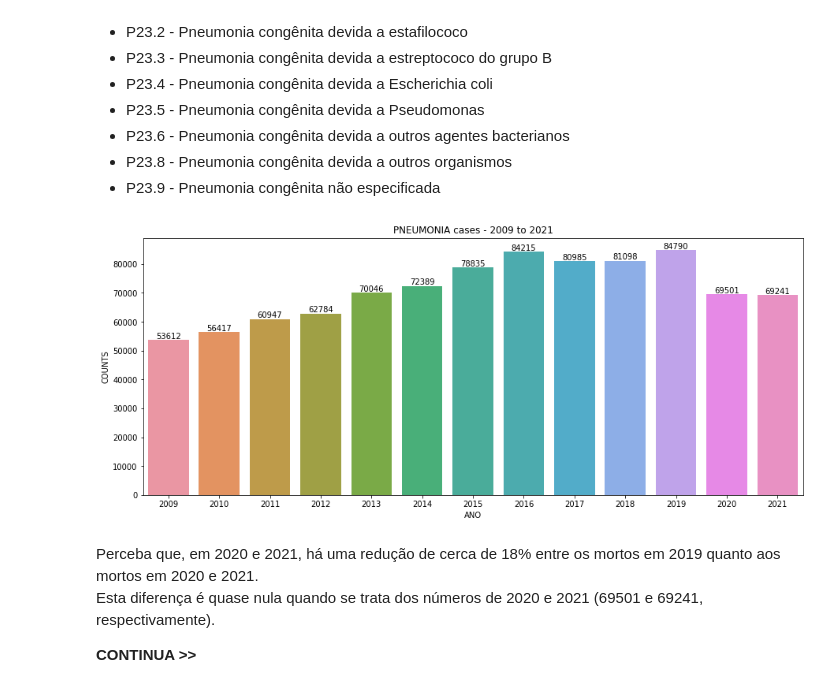
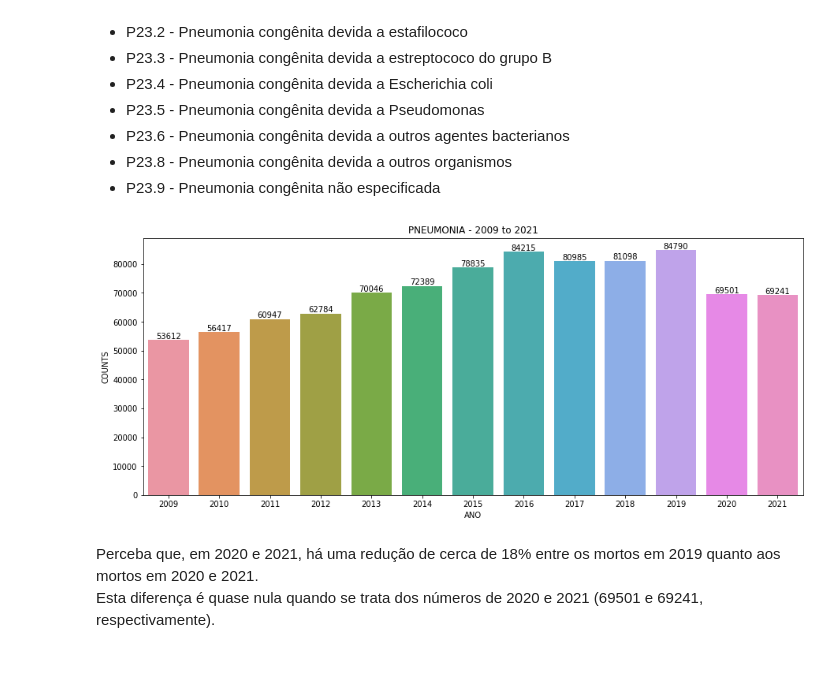
Before and after one commit to marciopmm/Estudo_COVID-19, a Jupyter notebook: Dados.ipynb, the cells around one changed output. Saved outputs shown, nothing was run; the diff lists cells and outputs as text; code cells hidden in the pictures.

```diff
--- a/Dados.ipynb
+++ b/Dados.ipynb
@@ -336,37 +338,35 @@ pne_codes = [
     "J178",
     "J18",
     "J180",
     "J181",
     "J182",
     "J188",
     "J189",
     "J200",
     "J851",
     "J852",
     "P23",
     "P230",
     "P231",
     "P232",
     "P233",
     "P234",
     "P235",
     "P236",
     "P238",
     "P239"
 ]
 df_pneumonia = df_tratado[df_tratado['CAUSABAS'].isin(pne_codes)]
 pneumonia_por_ano = df_pneumonia.groupby(['ANO']).size().reset_index(name='COUNTS')
 
 plt.figure(figsize=(15,6))
-plt.title('PNEUMONIA cases - 2009 to 2021')
+plt.title('PNEUMONIA - 2009 to 2021')
 ax = sns.barplot(x='ANO', y='COUNTS', data=pneumonia_por_ano)
 ax.bar_label(ax.containers[0])
 #sns.lineplot(data=pneumonia_por_ano['COUNTS'])
 plt.show()
 # %% [output]
-[figure, old version]
+[figure, new version]
 # %% [markdown]
 Perceba que, em 2020 e 2021, há uma redução de cerca de 18% entre os mortos em 2019 quanto aos mortos em 2020 e 2021.
 Esta diferença é quase nula quando se trata dos números de 2020 e 2021 (69501 e 69241, respectivamente).
-
-**CONTINUA >>**
```
Also changed, not shown: parts of 7 cells of this notebook.
